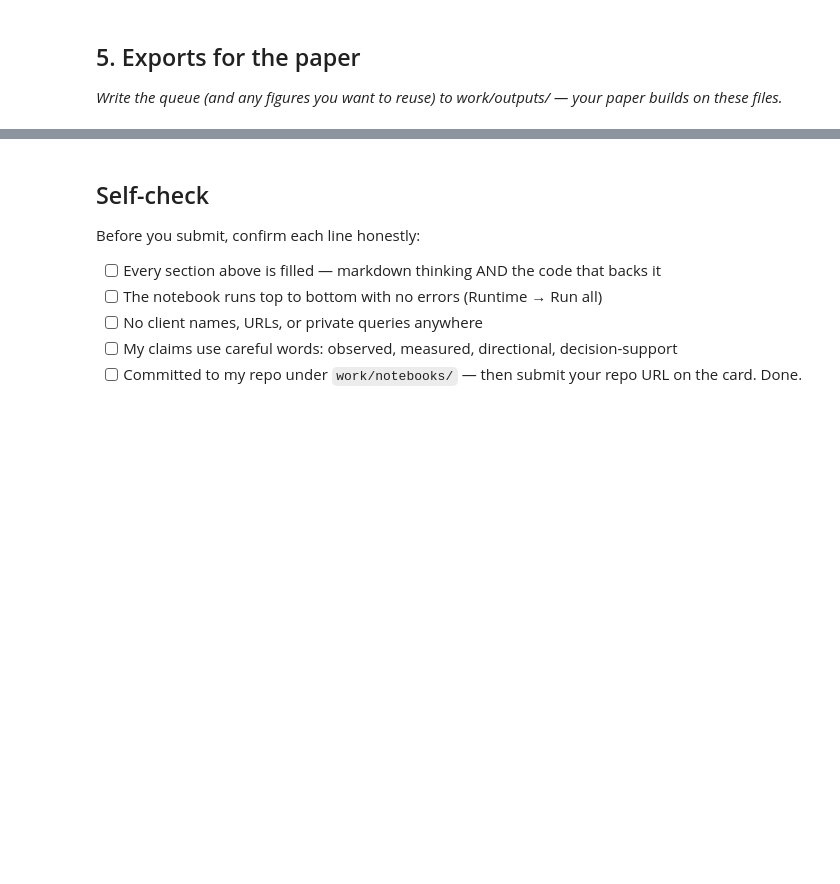
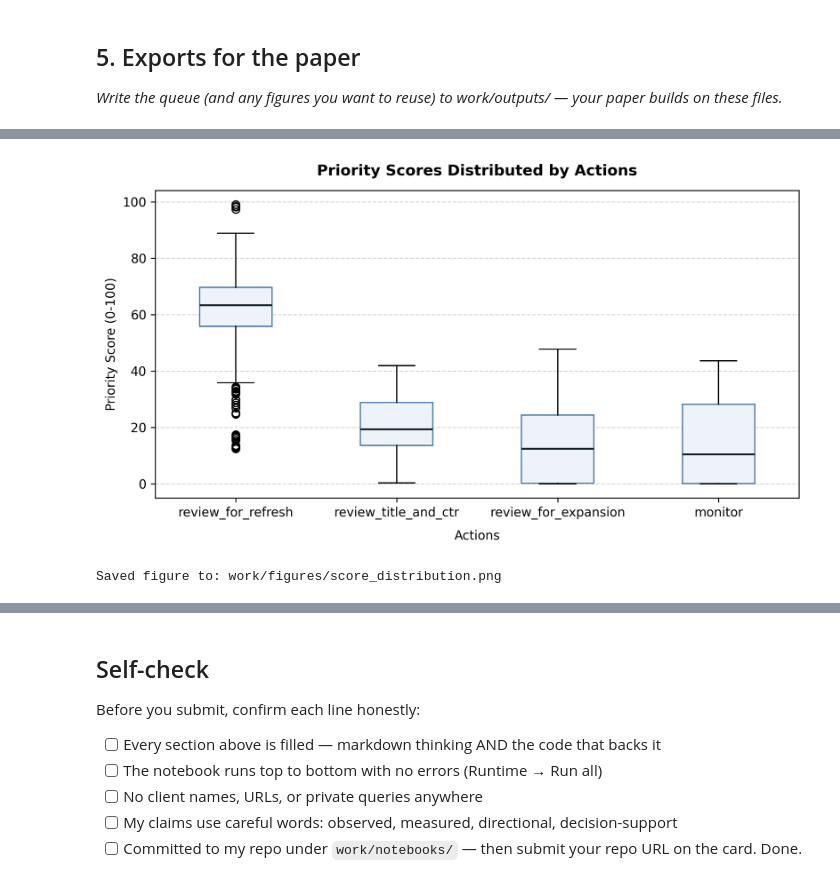
Before and after one commit to JasperOwen/flyrank-ml-internship, a Jupyter notebook: work/notebooks/w07_action_playbook.ipynb, the cells around one changed output, grey strips where cells are left out. Drawn from its saved outputs; the diff is of its cells as text; code cells hidden in the pictures; blank space fills up the shorter version.

```diff
--- a/work/notebooks/w07_action_playbook.ipynb
+++ b/work/notebooks/w07_action_playbook.ipynb
@@ -15,0 +239,23 @@ This skeleton is yours to fill. Work the sections **in order** — each one has
+# %%
+model_df["reasons"] = (
+    model_df["reason_codes"]
+    .str.replace("_", " ")
+    .str.replace("|", ", ")
+    .str.capitalize()
+)
+
+queue = model_df.sort_values(
+    by=["priority_score", "week2_impressions", "content_hash_id"],
+    ascending=[False, False, True]
+).reset_index(drop=True)
+queue["rank"] = queue.index + 1
+
+# Show the top 10 items in the queue
+preview_columns = [
+    "rank", "content_hash_id", "priority_score", "model_prob",
+    "baseline_score", "suggested_action", "reasons",
+    "week1_impressions", "w1_tier", "week2_impressions", "w2_tier"
+]
+
+print("Top 10 Queue Preview:")
+display(queue[preview_columns].head(10))
@@ -43,0 +456,24 @@ This skeleton is yours to fill. Work the sections **in order** — each one has
+# %%
+# Priority score distribution by action
+figure, ax = plt.subplots(figsize=(8, 4.5), dpi=300)
+action_order = ["review_for_refresh", "review_title_and_ctr", "review_for_expansion", "monitor"]
+action_order = [a for a in action_order if a in queue["suggested_action"].unique()]
+
+data_by_action = [queue[queue["suggested_action"] == a]["priority_score"].values for a in action_order]
+ax.boxplot(data_by_action, tick_labels=action_order, patch_artist=True,
+           boxprops=dict(facecolor="#EEF3FA", color="#4E79A7"),
+           medianprops=dict(color="#16232A", linewidth=1.5))
+ax.set_title("Priority Scores Distributed by Actions", fontsize=12, fontweight="bold", pad=12)
+ax.set_xlabel("Actions", fontsize=10, labelpad=8)
+ax.set_ylabel("Priority Score (0-100)", fontsize=10)
+ax.grid(axis="y", linestyle="--", alpha=0.5)
+
+plt.tight_layout()
+figure_score_path = "work/figures/score_distribution.png"
+figure.savefig(figure_score_path)
+plt.show()
+plt.close(figure)
+print(f"Saved figure to: {figure_score_path}")
+# %% [output]
+[figure, added]
+Saved figure to: work/figures/score_distribution.png
```
Also changed, not shown: parts of 25 cells of this notebook.
